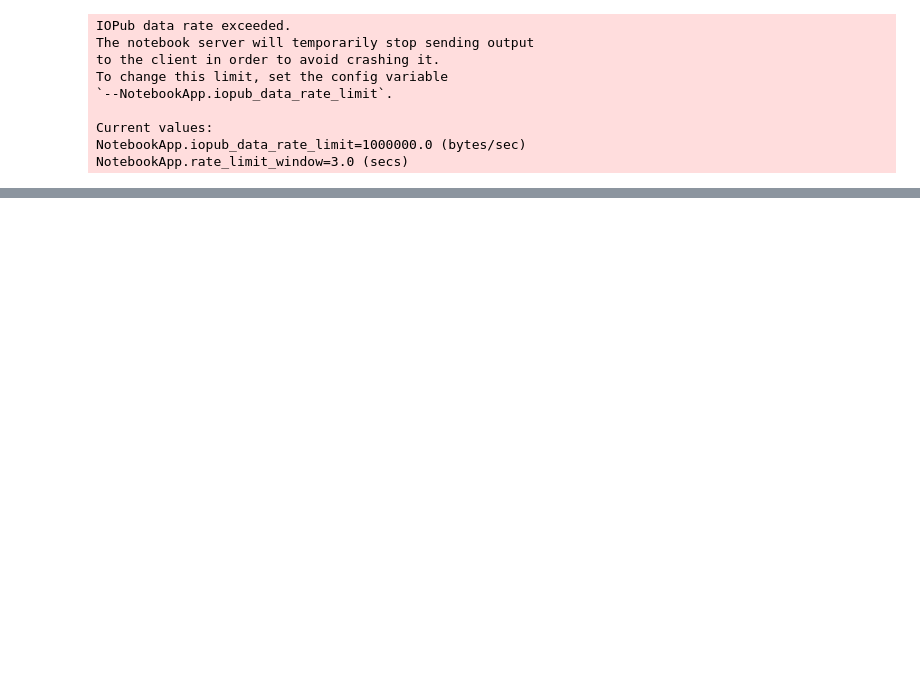
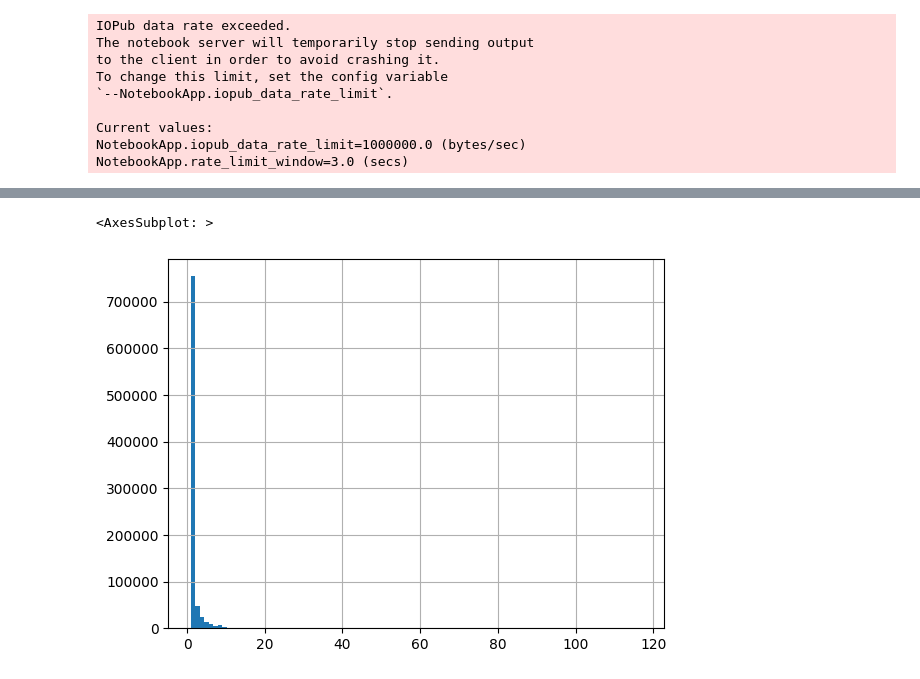
Before and after one commit to niha-m584/google_rating_prediction, a Jupyter notebook: Assignment2.ipynb, the cells around one changed output, grey strips where cells are left out. Saved outputs shown, nothing was run; the diff lists cells and outputs as text; code cells hidden in the pictures; blank space fills up the shorter version.

```diff
--- a/Assignment2.ipynb
+++ b/Assignment2.ipynb
@@ -41,11 +42,10 @@ NotebookApp.iopub_data_rate_limit=1000000.0 (bytes/sec)
 NotebookApp.rate_limit_window=3.0 (secs)
 # %%
 imagerev_path = path+'//image_review_all.json'
-
-with open(imagerev_path, 'r') as json_file:
-    for line_number, line in enumerate(json_file,1):
-        try:
-            imagerev_data = json.loads(line)
-            print(imagerev_data)
-        except json.JSONDecodeError as err:
-            print(f'Error decoding JSON: {err}')
+#with open(imagerev_path, 'r') as json_file:
+#    for line_number, line in enumerate(json_file,1):
+#        try:
+#            imagerev_data = json.loads(line)
+#            print(imagerev_data)
+#        except json.JSONDecodeError as err:
+#            print(f'Error decoding JSON: {err}')
@@ -98,0 +137,6 @@ dict_keys(['train', 'val', 'test'])
+# %%
+dfgrpusercnt = imagerev_df.groupby('user_id').count()
+dfgrpusercnt['business_id'].hist(bins=100)
+# %% [output]
+<AxesSubplot: >
+[figure, added]
```
Also changed, not shown: parts of 20 cells of this notebook.
